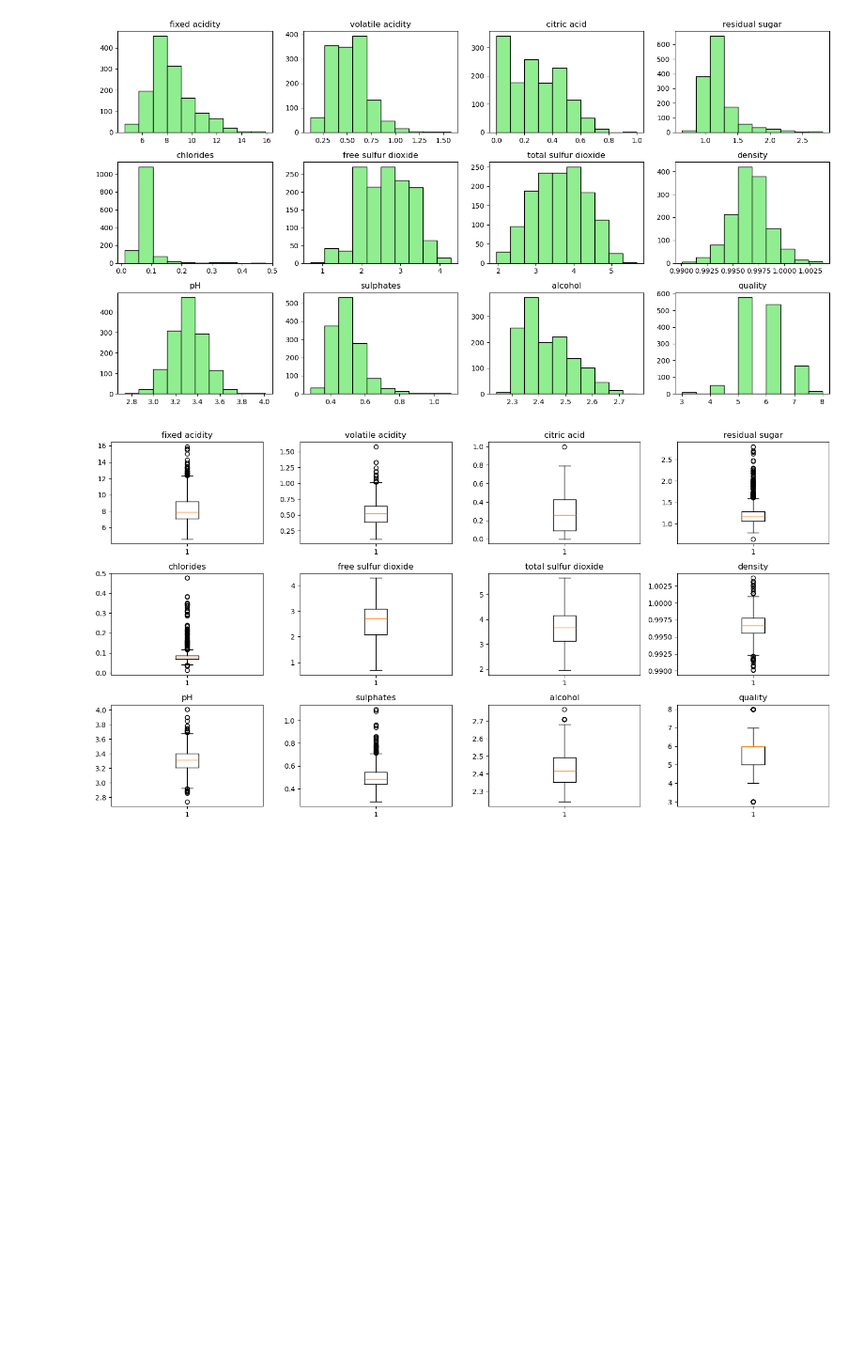
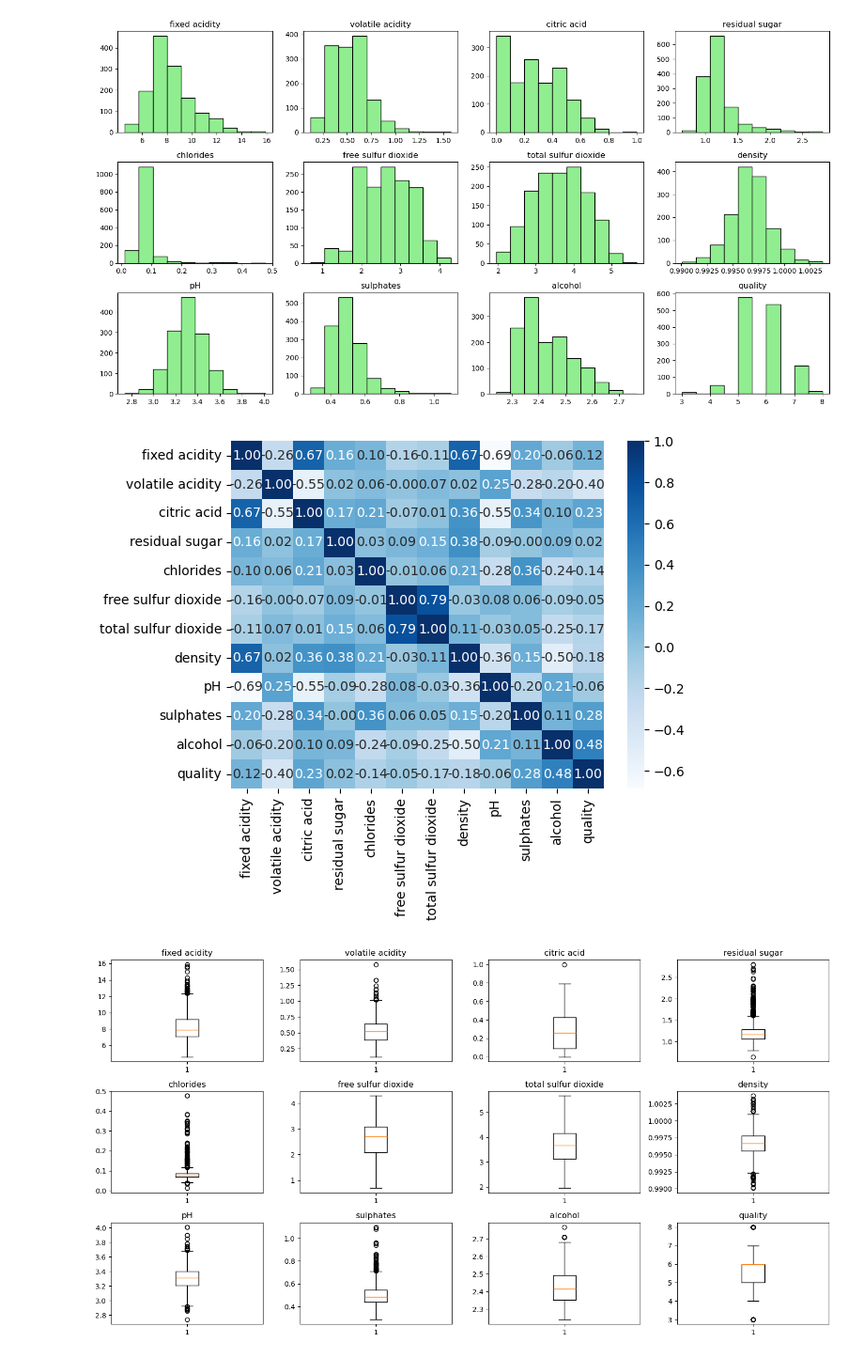
Before and after one commit to boomiikas/Wine-quality-PCA-in-ML, a Jupyter notebook: code.ipynb, the cells around one changed output. Shown at 94% size. Saved outputs shown, nothing was run; the diff lists cells and outputs as text; code cells hidden in the pictures; blank space fills up the shorter version.

```diff
--- a/code.ipynb
+++ b/code.ipynb
@@ -156,6 +156,11 @@ plt.tight_layout()
 plt.show()
 # %% [output]
 [figure]
+# %%
+sns.heatmap(df.corr(), annot=True, fmt=".2f", cmap="Blues")
+plt.show()
+# %% [output]
+[figure, added]
 # %%
 plt.figure(figsize=(15,8))
 for i,cols in enumerate(df.columns,1):
```
Also changed, not shown: 1 other file.
